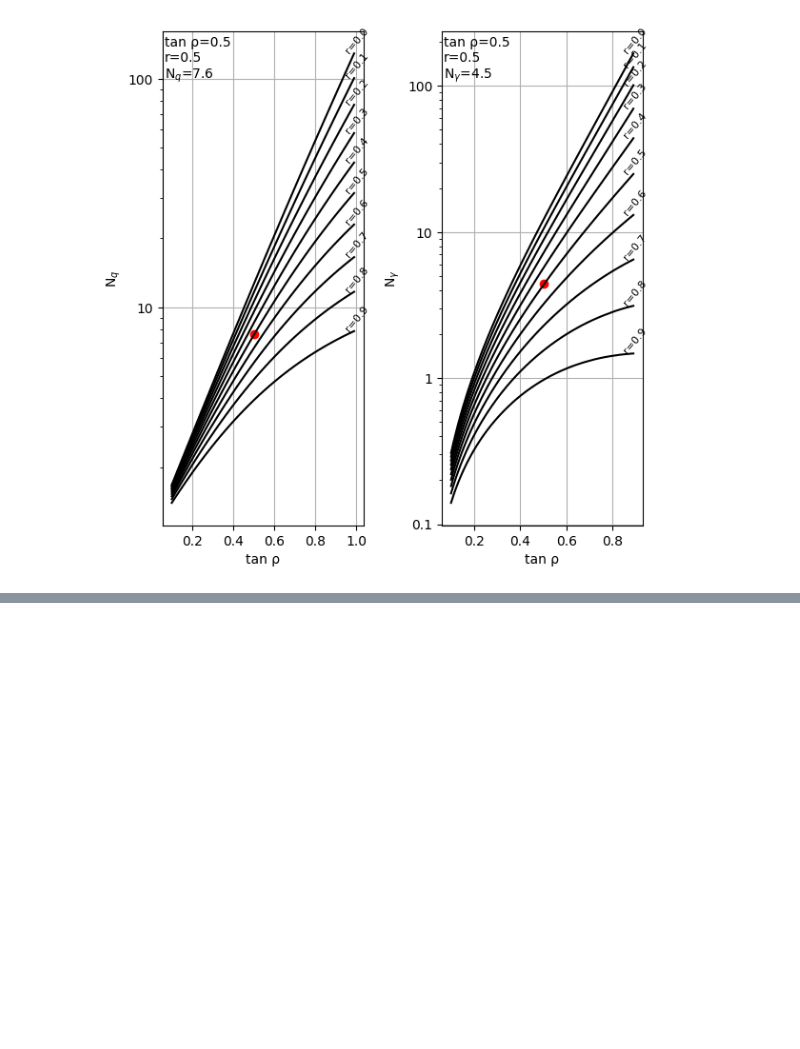
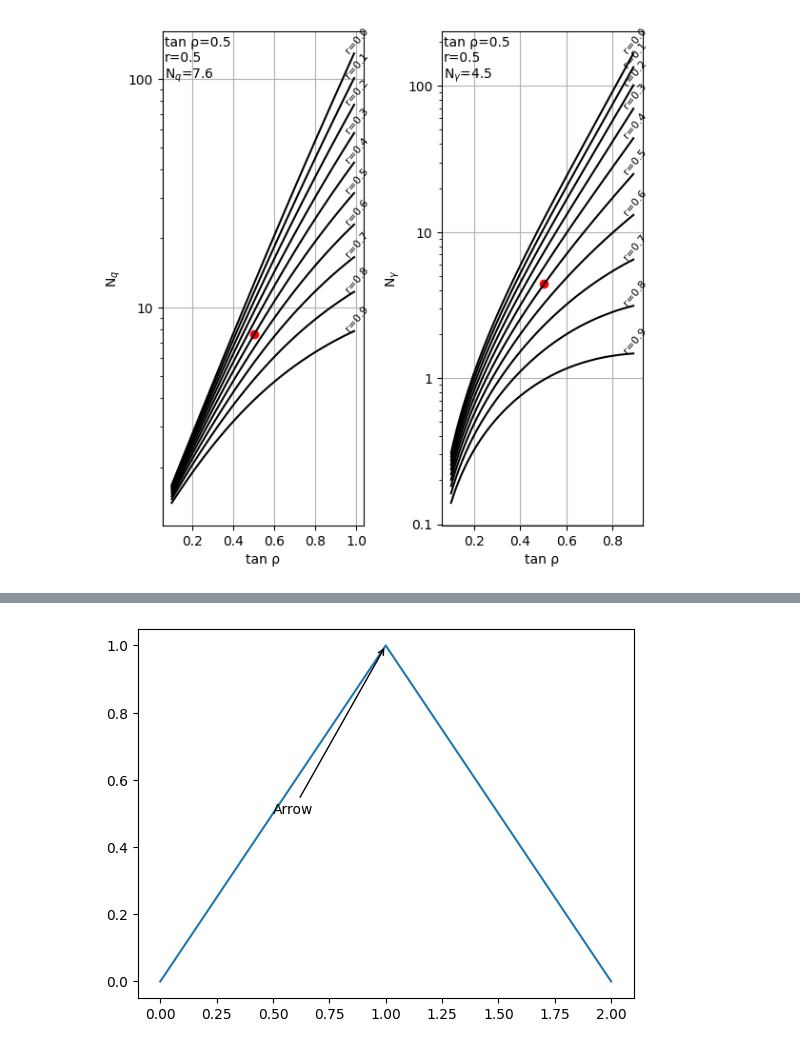
Before and after one commit to jhaalbu/geotoolz, a Jupyter notebook: V220_eksempel_692.ipynb, the cells around one changed output, grey strips where cells are left out. Cells and saved outputs as stored; diff of their text form; code cells hidden in the pictures; blank space fills up the shorter version.

```diff
--- a/V220_eksempel_692.ipynb
+++ b/V220_eksempel_692.ipynb
@@ -79,0 +125,15 @@ plt.show()
+# %%
+import matplotlib.pyplot as plt
+
+x = [0, 1, 2]
+y = [0, 1, 0]
+
+fig, ax = plt.subplots()
+ax.plot(x, y)
+
+ax.annotate("Arrow", xy=(1, 1), xytext=(0.5, 0.5),
+            arrowprops=dict(arrowstyle="->"))
+
+plt.show()
+# %% [output]
+[figure, added]
```
Also changed, not shown: parts of 2 cells of this notebook, 4 other files.
